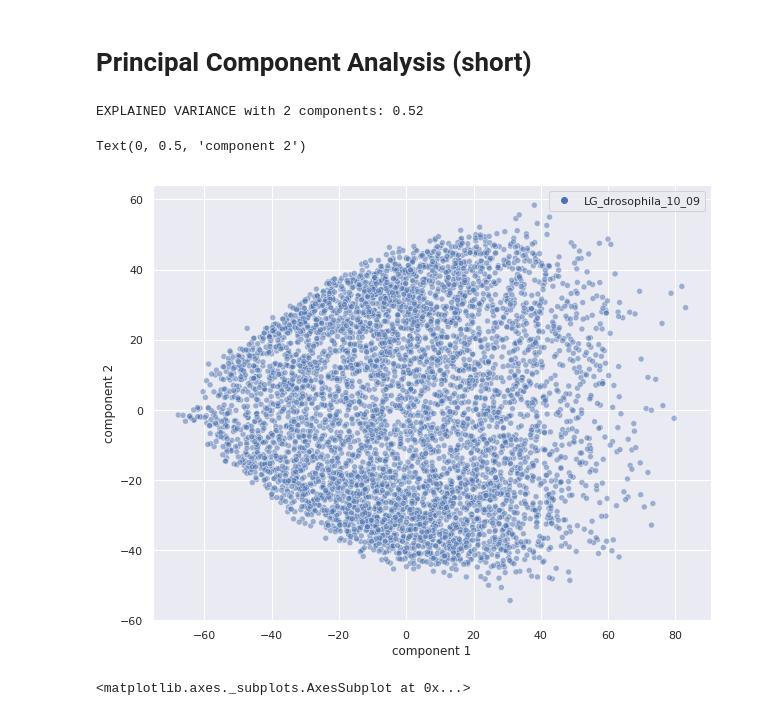
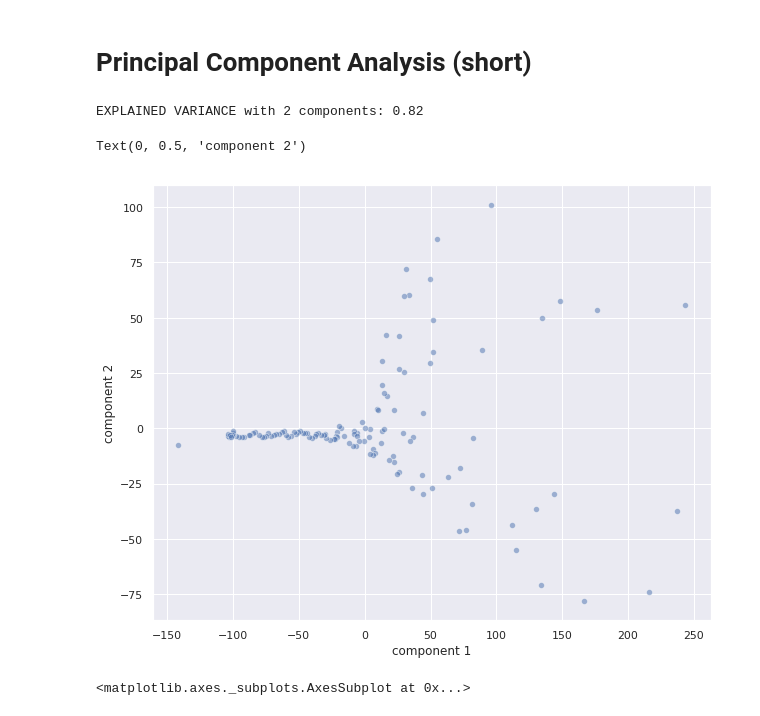
Before and after one commit to kalfasyan/wingbeat_frequencies, a Jupyter notebook: TEMPLATE_pca.ipynb, the cells around one changed output. Drawn from its saved outputs; the diff is of its cells as text; code cells hidden in the pictures.

```diff
--- a/TEMPLATE_pca.ipynb
+++ b/TEMPLATE_pca.ipynb
@@ -20,14 +25,16 @@ df_mosquitos = pd.read_csv(TEMP_DATADIR + 'mosquitos.csv', delimiter=';')
 # %% [markdown]
 # Creating dataframes that contain PSDs for each insect class
 # %%
-#bi_classes = ['LG_drosophila_10_09', 'LG_zapr_26_09']
-#target_names = all_6
-# /home/kalfasyan/data/insects/LG2
-# '/home/kalfasyan/data/insects/increasing dataset/'
+# #bi_classes = ['LG_drosophila_10_09', 'LG_zapr_26_09']
+# #target_names = all_6
+# # /home/kalfasyan/data/insects/LG2
+# # '/home/kalfasyan/data/insects/increasing dataset/'
 
-DATADIR = '/home/kalfasyan/data/insects/LG2/'
-target_names = os.listdir(DATADIR)
-print(target_names)
+# DATADIR = '/home/kalfasyan/data/insects/LG2/'
+# target_names = os.listdir(DATADIR)
+# print(target_names)
 
-X_names, y = get_data(filedir= DATADIR,
-                      target_names=target_names, nr_signals=np.inf, only_names=True)
+# X_names, y = get_data(filedir= DATADIR,
+#                       target_names=target_names, nr_signals=np.inf, only_names=True)
+dataset = Dataset('leek_leafminers')
+X_names, y = dataset.load(only_names=True)
@@ -36,4 +41,4 @@ X_names, y = get_data(filedir= DATADIR,
 # %%
 %%time
-X = make_psd_array_parallel(names=X_names)
+X = make_df_parallel(names=X_names, setting='psd_dB')
 # %% [output]
@@ -42,5 +47,5 @@ Wall time: 2.89 s
 # %%
 from sklearn.preprocessing import LabelEncoder
 
-y = LabelEncoder().fit(target_names).inverse_transform(y)
+y = LabelEncoder().fit(dataset.target_classes).inverse_transform(y)
 print(y)
@@ -80,22 +76,22 @@ plt.show()
 # %%
 from sklearn.decomposition import PCA
 from sklearn.preprocessing import StandardScaler
 
 X_std = StandardScaler(with_std=False).fit_transform(X);  # standardization of data
 
 ncomps = 2
 pca = PCA(n_components=ncomps) # 10 to get 80% explained variance
 Χ_final = pca.fit_transform(X_std)
 print("EXPLAINED VARIANCE with {0:d} components: {1:.2f}".format(ncomps,pca.explained_variance_ratio_.sum()) )
 
 plt.figure(figsize=(10,8))
-sns.scatterplot(Χ_final[:,0], Χ_final[:,1], hue=y, alpha=0.5, legend='full')
+sns.scatterplot(Χ_final[:,0], Χ_final[:,1],alpha=0.5, legend='full') # hue=y,
 plt.xlabel('component 1')
 plt.ylabel('component 2')
 # %% [output]
-EXPLAINED VARIANCE with 2 components: 0.52
+EXPLAINED VARIANCE with 2 components: 0.82
 Text(0, 0.5, 'component 2')
-[figure, old version]
+[figure, new version]
 # %%
 df_pca = pd.DataFrame(pca.components_,index = ['PC-1','PC-2'])#, 'PC-3'])
 df_pca
```
Also changed, not shown: parts of 5 cells of this notebook, 23 other files.
